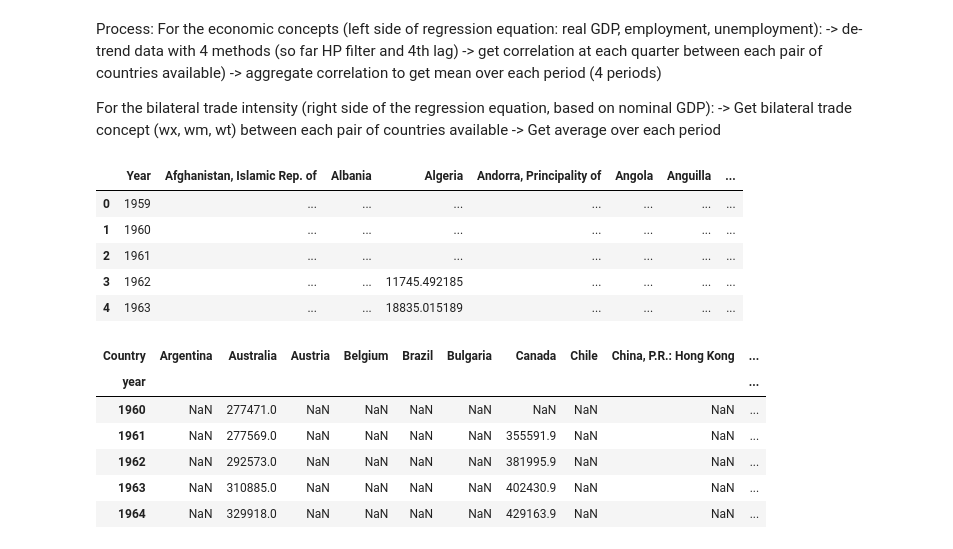
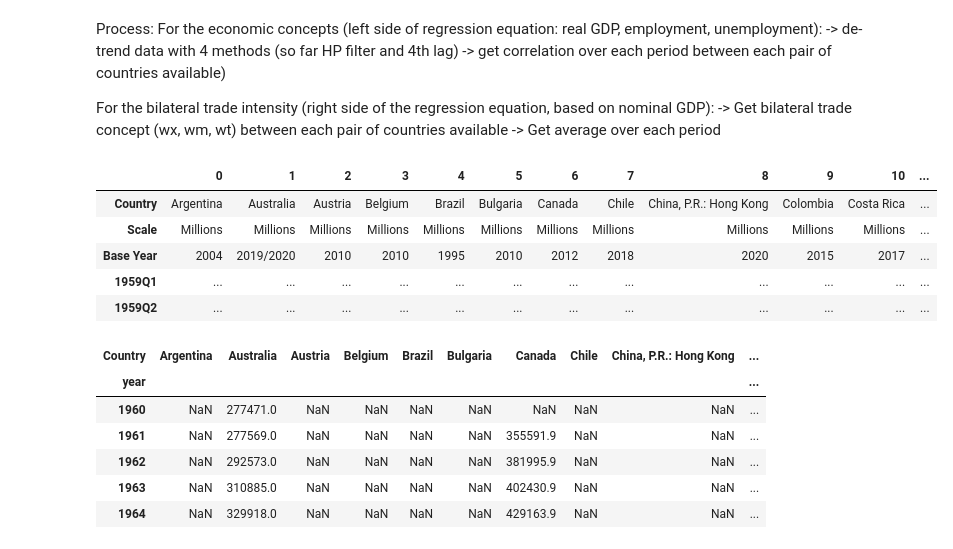
Before and after one commit to graffv/Statapp-Macroeconomie, a Jupyter notebook: Frankel Rose reproduction Data processing.ipynb, the cells around one changed output. Saved outputs shown, nothing was run; the diff lists cells and outputs as text; code cells hidden in the pictures.

```diff
--- a/Frankel Rose reproduction Data processing.ipynb
+++ b/Frankel Rose reproduction Data processing.ipynb
@@ -139,8 +144,7 @@ def process_concept_data(df):
 Process:
 For the economic concepts (left side of regression equation: real GDP, employment, unemployment):
 -> de-trend data with 4 methods (so far HP filter and 4th lag)
--> get correlation at each quarter between each pair of countries available)
--> aggregate correlation to get mean over each period (4 periods)
+-> get correlation over each period between each pair of countries available)
 
 For the bilateral trade intensity (right side of the regression equation, based on nominal GDP):
 -> Get bilateral trade concept (wx, wm, wt) between each pair of countries available
@@ -153,14 +157,14 @@ nominalGDP = pd.read_excel(xls_nominalGDP, 'Sheet1')
 path_real_GDP = "/Users/victorgraff/Documents/2022:2023 ENSAE/Cours/Statapps/data_StatApp/imf/real_GDP_corrected.csv"
 real_GDP = pd.read_csv(path_real_GDP, on_bad_lines='skip').T
 # %%
-nominalGDP.head()
+real_GDP.head()
 # %% [output]
-|  | Year | Afghanistan, Islamic Rep. of | Albania | Algeria | Andorra, Principality of | Angola | Anguilla | ... |
-| 0 | 1959 | ... | ... | ... | ... | ... | ... | ... |
-| 1 | 1960 | ... | ... | ... | ... | ... | ... | ... |
-| 2 | 1961 | ... | ... | ... | ... | ... | ... | ... |
-| 3 | 1962 | ... | ... | 11745.492185 | ... | ... | ... | ... |
-| 4 | 1963 | ... | ... | 18835.015189 | ... | ... | ... | ... |
+|  | 0 | 1 | 2 | 3 | 4 | 5 | 6 | 7 | 8 | 9 | 10 | ... |
+| Country | Argentina | Australia | Austria | Belgium | Brazil | Bulgaria | Canada | Chile | China, P.R.: Hong Kong | Colombia | Costa Rica | ... |
+| Scale | Millions | Millions | Millions | Millions | Millions | Millions | Millions | Millions | Millions | Millions | Millions | ... |
+| Base Year | 2004 | 2019/2020 | 2010 | 2010 | 1995 | 2010 | 2012 | 2018 | 2020 | 2015 | 2017 | ... |
+| 1959Q1 | ... | ... | ... | ... | ... | ... | ... | ... | ... | ... | ... | ... |
+| 1959Q2 | ... | ... | ... | ... | ... | ... | ... | ... | ... | ... | ... | ... |
 # %%
 nominalGDP = process_nominal_GDP(nominalGDP)
 real_GDP = process_real_GDP(real_GDP)
```
Also changed, not shown: parts of 37 cells of this notebook.
